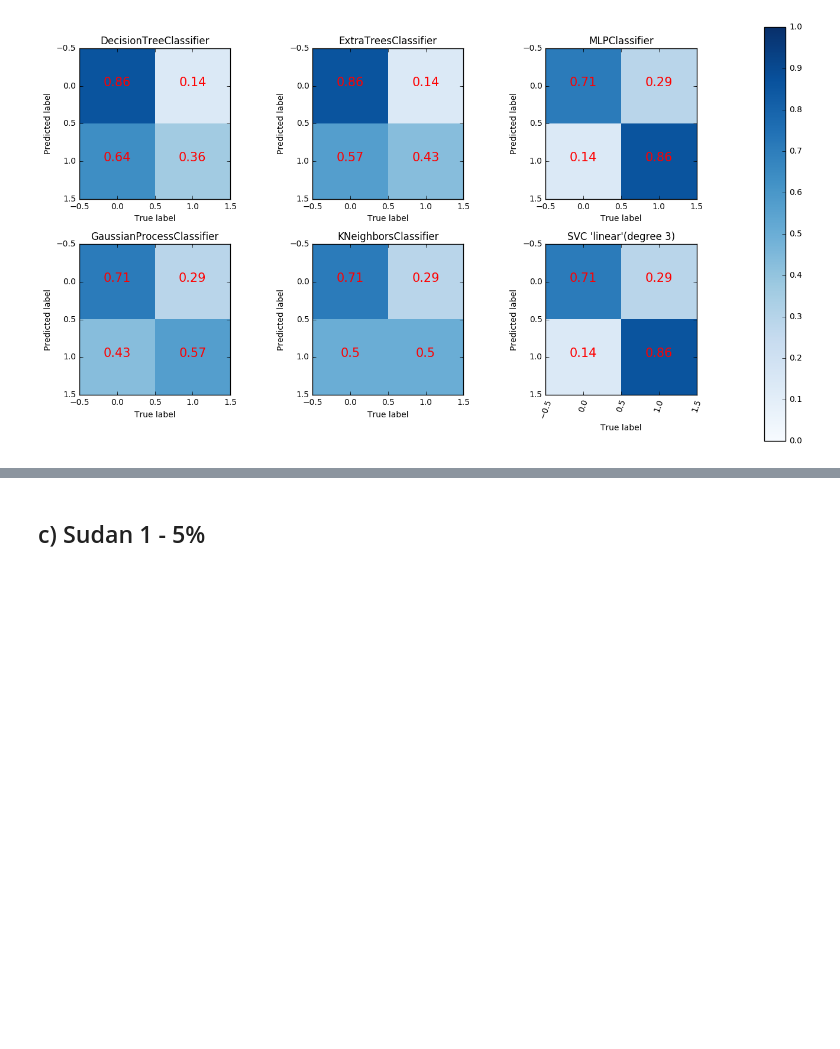
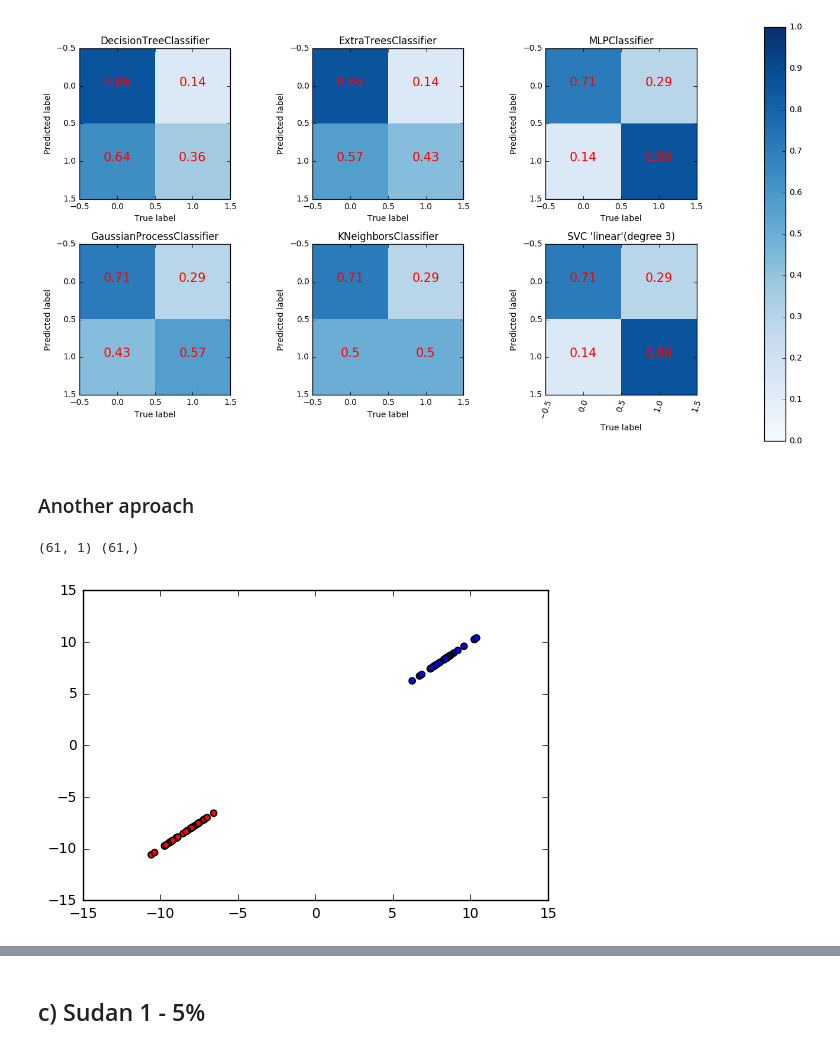
Before and after one commit to samuel1a0/azafran, a Jupyter notebook: Revision.ipynb, the cells around one changed output, grey strips where cells are left out. Saved outputs shown, nothing was run; the diff lists cells and outputs as text; code cells hidden in the pictures; blank space fills up the shorter version.

```diff
--- a/Revision.ipynb
+++ b/Revision.ipynb
@@ -335,3 +336,37 @@ plot_data_train_test(b_comp_p.values, b_comp["clase"], tr, ts)
 clasificar(b_train_x, b_train_y, b_test_x, b_test_y, b_clases, "linear", 3)
 # %% [output]
 [figure]
+# %% [markdown]
+### Another aproach
+# %%
+from sklearn.discriminant_analysis import LinearDiscriminantAnalysis
+
+bo_clases = ["sin adulterar", "sudan 1 - 2,5%"]
+bo_comp = load_par(bo_clases)
+
+pipo = Pipeline([("sca", StandardScaler()),
+#                  ("lda", LinearDiscriminantAnalysis(n_components=2) )# 2 components = 97% variance
+                ])
+bo_comp_p = pipo.fit_transform(bo_comp.iloc[:,:-1])#, bo_comp.iloc[:,-1:])
+
+lda = LinearDiscriminantAnalysis(n_components=2)
+
+bo_comp_p = lda.fit_transform(bo_comp_p[:,:-1], bo_comp["clase"])
+bo_comp_p = pd.DataFrame(bo_comp_p)
+
+b_train_x, b_test_x, b_train_y, b_test_y = train_test_split(bo_comp_p, bo_comp["clase"], test_size=.25)
+print(b_train_x.shape, b_train_y.shape)
+
+b_train_x, b_test_x, b_train_y, b_test_y = train_test_split(bo_comp_p, bo_comp["clase"], test_size=.25)
+
+# tr, ts = {"x":b_train_x.values, "y":b_train_y.values}, {"x":b_test_x.values, "y":b_test_y.values}
+# plot_data_train_test(bo_comp_p.values, bo_comp["clase"], tr, ts)
+
+colors = ["r","b"]
+colors = [colors[x] for x in b_train_y]
+plt.figure()
+plt.scatter(b_train_x, b_train_x, c=colors)
+plt.show()
+# %% [output]
+(61, 1) (61,)
+[figure, added]
```
Also changed, not shown: parts of 12 cells of this notebook, 1 other file.
